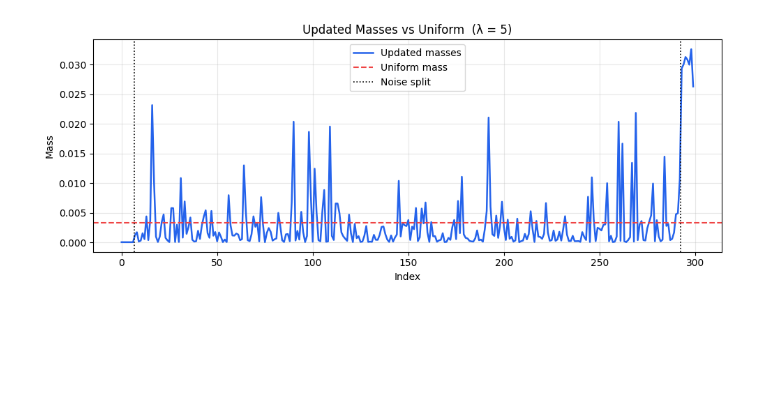
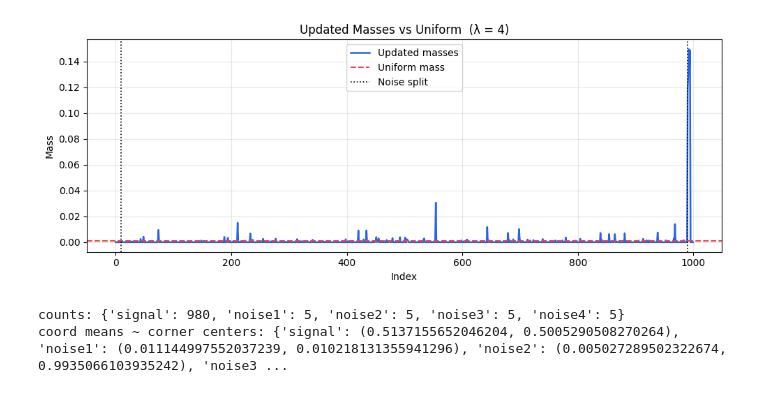
Before and after one commit to lliu426/wcETEL, a Jupyter notebook: wcETEL (2D)/WGAN/Untitled.ipynb, the cells around one changed output. Drawn from its saved outputs; the diff is of its cells as text; code cells hidden in the pictures; blank space fills up the shorter version.

Commit message:
bug: concentrate on corner

```diff
--- a/wcETEL (2D)/WGAN/Untitled.ipynb
+++ b/wcETEL (2D)/WGAN/Untitled.ipynb
@@ -155,6 +142,19 @@ sample_F_theta = make_beta_prod_sampler(p_theta)
+# %%
+from torch.distributions import Beta as TorchBeta
+torch.manual_seed(0)
+p_theta = 2
+
+def make_beta_prod_sampler(p: float, device=None, dtype=None):
+    device = device or X.device
+    dtype  = dtype  or X.dtype
+    conc   = torch.full((2,), float(p), device=device, dtype=dtype)  # [2] -> (alpha,beta) for each dim
+    dist   = TorchBeta(conc, conc)  # independent across dims via batch shape (2,)
+    def sample(m: int):
+        return dist.rsample((m,)) if getattr(dist, "has_rsample", False) else dist.sample((m,))
+    return sample
+
+sample_F_theta = make_beta_prod_sampler(p_theta)
 # %%
-import torch
-
 def build_minibatch_data(X, w, sample_F_theta, real_bs, fake_bs, *, replace=True):
     """
     Data+Sampling for critic training (θ fixed, w fixed).
@@ -191,8 +191,6 @@ def build_minibatch_data(X, w, sample_F_theta, real_bs, fake_bs, *, replace=True
 
     # --- sanitize weights to simplex on the fly ---
     w = w.to(device=device, dtype=dtype).flatten()
-    if w.numel() != N:
-        raise ValueError(f"w must have length {N}, got {w.numel()}")
     w = torch.clamp(w, min=0)
     s = w.sum()
     w = (torch.ones_like(w) / N) if s <= 0 else (w / s)
@@ -206,7 +204,7 @@ def build_minibatch_data(X, w, sample_F_theta, real_bs, fake_bs, *, replace=True
     w_sum = w_batch.sum()
     w_batch = (torch.ones_like(w_batch) / w_batch.numel()) if w_sum <= 0 else (w_batch / w_sum)
 
-    # --- sample fake from F_θ and align device/dtype ---
+    # --- sample fake from F and align device/dtype ---
     Z_fake = sample_F_theta(fake_bs).to(device=device, dtype=dtype)
 
     return X_real, w_batch, Z_fake, idx_real
@@ -727,14 +720,14 @@ import torch
 from types import SimpleNamespace
 
 # --- hyperparams (tweak as needed) ---
-T_outer       = 200          # outer rounds
-C_per_round   = 5            # critic steps per round
-real_bs       = 256
-fake_bs       = 512
+T_outer       = 1000          # outer rounds
+C_per_round   = 30            # critic steps per round
+real_bs       = 512
+fake_bs       = 2048
 gp_lambda     = 10.0
 gp_center     = 1.0
-lambda_w      = 5.0         # ETEL temperature
-eps_mix       = 1e-3
+lambda_w      = 4         # ETEL temperature
+eps_mix       = 2e-4
 use_amp       = (X.device.type == "cuda")
 
 # --- critic & optimizer ---
@@ -759,22 +752,24 @@ for t in range(1, T_outer + 1):
             step=step,
             phi=phi, optimizer=opt,
             X=X, w=ctx.w,
-            sample_F_theta=sample_F_theta,   # your Uniform[0,1]^2 sampler (p=1)
+            sample_F_theta=sample_F_theta,
             real_bs=real_bs, fake_bs=fake_bs,
             gp_lambda=gp_lambda, gp_center=gp_center,
             use_amp=use_amp, scaler=None,
             history=history, state=state,
-            log_every=None,                  # silent; set to 20 for logs
+            log_every=100,                  # silent; set to 20 for logs
             print_fn=None
         )
+        early=False
         if early:
+            print("[early]", state)
             break
 
     # (2) ETEL weight update (your provided method)
     weights_update(ctx, eps_mix=eps_mix)     # updates ctx.w in-place
 
     # (3) tiny heartbeat every 10 rounds
-    if t % 10 == 0 or t == 1:
+    if t % 100 == 0 or t == 1:
         with torch.no_grad():
             H = float((-(ctx.w * ctx.w.clamp_min(1e-12).log())).sum().cpu())
             print(f"[round {t:03d}] H(w)={H:.4f}  w[min,max]=({ctx.w.min().item():.2e}, {ctx.w.max().item():.2e})")
@@ -802,33 +811,43 @@ import numpy as np
 import matplotlib.pyplot as plt
 import torch
 
 # pull weights & lambda
 w_t = trained["w"]
 w_np = w_t.detach().cpu().numpy() if isinstance(w_t, torch.Tensor) else np.asarray(w_t)
 N = w_np.size
 uniform_mass = 1.0 / N
 lam_disp = float(trained.get("lambda_w", 0.0))
 
 # noise boundaries from how X_data was stacked
 n_signal = len(dataset["idx_np"]["signal"])
 n_noise  = len(dataset["idx_np"]["noise1"])
-i_noise1_end = n_noise
-i_noise2_start = n_signal + n_noise
+i_noise1_end = 2 * n_noise
+i_noise2_start = n_signal + 2 * n_noise
 
 # plot
 x = np.arange(N)
 plt.figure(figsize=(10,4))
 plt.plot(x, w_np, lw=1.8, color="#2563eb", label="Updated masses")
 plt.axhline(uniform_mass, color="#ef4444", ls="--", lw=1.5, label="Uniform mass")
 plt.axvline(i_noise1_end-0.5, color="k", ls=":", lw=1.2, label="Noise split")
 plt.axvline(i_noise2_start-0.5, color="k", ls=":", lw=1.2)
 
 plt.title(f"Updated Masses vs Uniform  (λ = {lam_disp:g})")
 plt.xlabel("Index")
 plt.ylabel("Mass")
 plt.legend()
 plt.grid(True, alpha=0.3)
 plt.tight_layout()
 plt.show()
 # %% [output]
-[figure, old version]
+[figure, new version]
+# %%
+with torch.no_grad():
+    groups = dataset["mask_t"]
+    counts = {k:int(m.sum().item()) for k,m in groups.items()}
+    coord_means = {k: tuple(X[m].mean(0).tolist()) for k,m in groups.items()}
+    print("counts:", counts)
+    print("coord means ~ corner centers:", coord_means)  # expect: noise1≈(0,0), noise2≈(0,1), noise3≈(1,0), noise4≈(1,1)
+# %% [output]
+counts: {'signal': 980, 'noise1': 5, 'noise2': 5, 'noise3': 5, 'noise4': 5}
+coord means ~ corner centers: {'signal': (0.5137155652046204, 0.5005290508270264), 'noise1': (0.011144997552037239, 0.010218131355941296), 'noise2': (0.005027289502322674, 0.9935066103935242), 'noise3 ...
```
Also changed, not shown: parts of 12 cells of this notebook.
